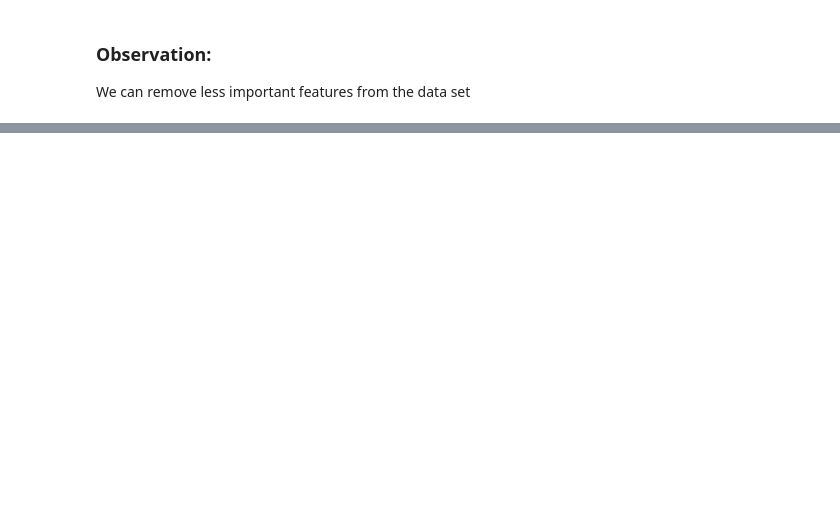
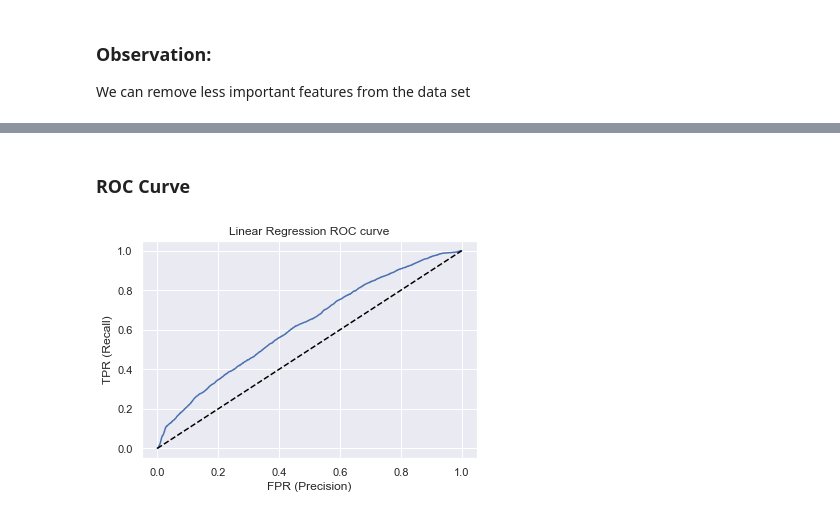
Before and after one commit to jagsrj/ClickThroughRatePrediction, a Jupyter notebook: Machine Learning Assignment - Click Through Rate Prediction.ipynb, the cells around one changed output, grey strips where cells are left out. Saved outputs shown, nothing was run; the diff lists cells and outputs as text; code cells hidden in the pictures; blank space fills up the shorter version.

Commit message:
Added classification models

```diff
--- a/Machine Learning Assignment - Click Through Rate Prediction.ipynb
+++ b/Machine Learning Assignment - Click Through Rate Prediction.ipynb
@@ -352,0 +407,15 @@ x=x.drop(['C17','C18','C19', 'C21','app_category','site_category'],axis=1)
+# %%
+model=LogisticRegression()
+model=model.fit(xtrain,ytrain)
+pred=model.predict(xtest)
+lr_probability =model.predict_proba(xtest)[:,1]
+
+
+acc_lr=accuracy_score(ytest,pred)
+recall_lr=recall_score(ytest,pred)
+precision_lr=precision_score(ytest,pred)
+f1score_lr=f1_score(ytest,pred)
+AUC_LR=roc_auc_score(pred,ytest)
+#print accuracy and Auc values of model
+print("Accuracy : ", accuracy_score(ytest,pred))
+print("ROC_AUC Score:",AUC_LR)
@@ -352,0 +436,15 @@ x=x.drop(['C17','C18','C19', 'C21','app_category','site_category'],axis=1)
+# %% [markdown]
+### ROC Curve
+# %%
+from sklearn.metrics import roc_curve
+fpr, tpr, _ = roc_curve(ytest, lr_probability)
+
+plt.title('Linear Regression ROC curve')
+plt.xlabel('FPR (Precision)')
+plt.ylabel('TPR (Recall)')
+
+plt.plot(fpr,tpr)
+plt.plot((0,1), ls='dashed',color='black')
+plt.show()
+# %% [output]
+[figure, added]
```
Also changed, not shown: parts of 26 cells of this notebook.
